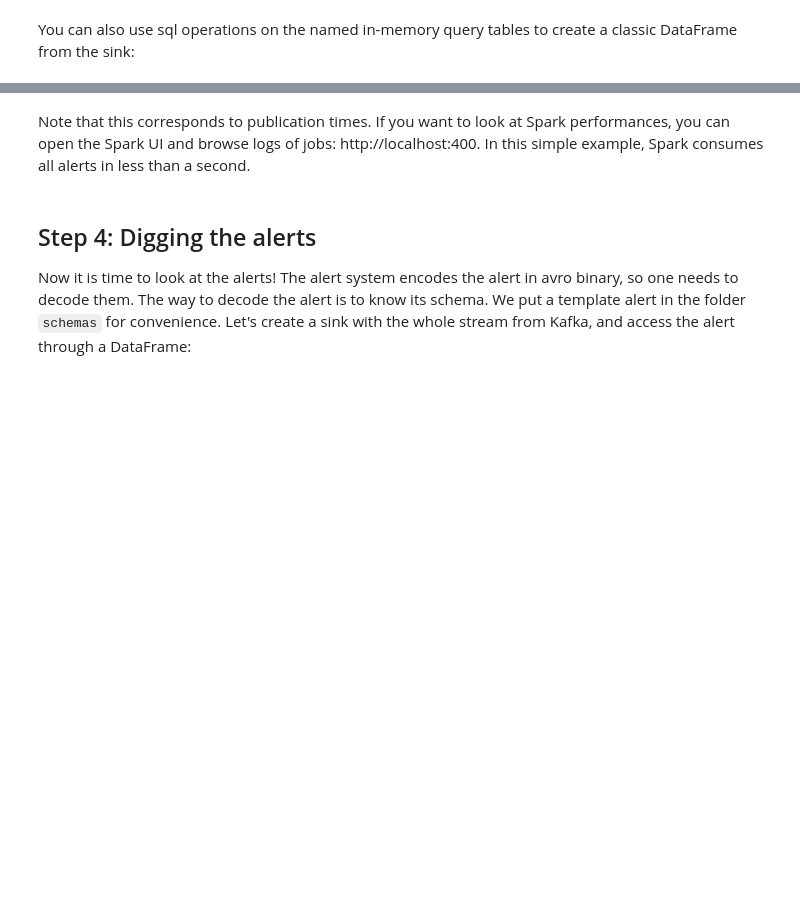
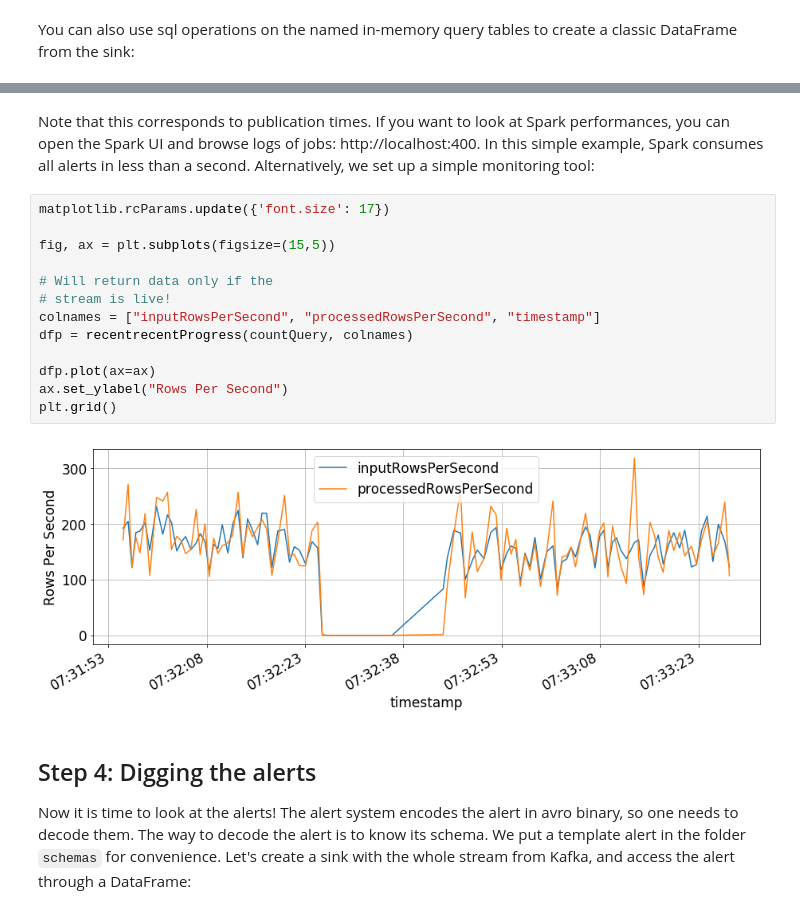
Before and after one commit to JulienPeloton/mini_spark_broker, a Jupyter notebook: notebooks/bootcamp_5_LSST_alert.ipynb, the cells around one changed output, grey strips where cells are left out. Saved outputs shown, nothing was run; the diff lists cells and outputs as text; blank space fills up the shorter version.

Commit message:
Add monitoring of the stream

```diff
--- a/notebooks/bootcamp_5_LSST_alert.ipynb
+++ b/notebooks/bootcamp_5_LSST_alert.ipynb
@@ -242,5 +244,20 @@ plt.gcf().autofmt_xdate()
 # %% [markdown]
-Note that this corresponds to publication times. If you want to look at Spark performances, you can open the Spark UI and browse logs of jobs: http://localhost:400. In this simple example, Spark consumes all alerts in less than a second.
+Note that this corresponds to publication times. If you want to look at Spark performances, you can open the Spark UI and browse logs of jobs: http://localhost:400. In this simple example, Spark consumes all alerts in less than a second. Alternatively, we set up a simple monitoring tool:
+# %%
+matplotlib.rcParams.update({'font.size': 17})
+
+fig, ax = plt.subplots(figsize=(15,5))
+
+# Will return data only if the
+# stream is live!
+colnames = ["inputRowsPerSecond", "processedRowsPerSecond", "timestamp"]
+dfp = recentrecentProgress(countQuery, colnames)
+
+dfp.plot(ax=ax)
+ax.set_ylabel("Rows Per Second")
+plt.grid()
+# %% [output]
+[figure, added]
 # %% [markdown]
 ## Step 4: Digging the alerts
 
```
Also changed, not shown: parts of 6 cells of this notebook.
